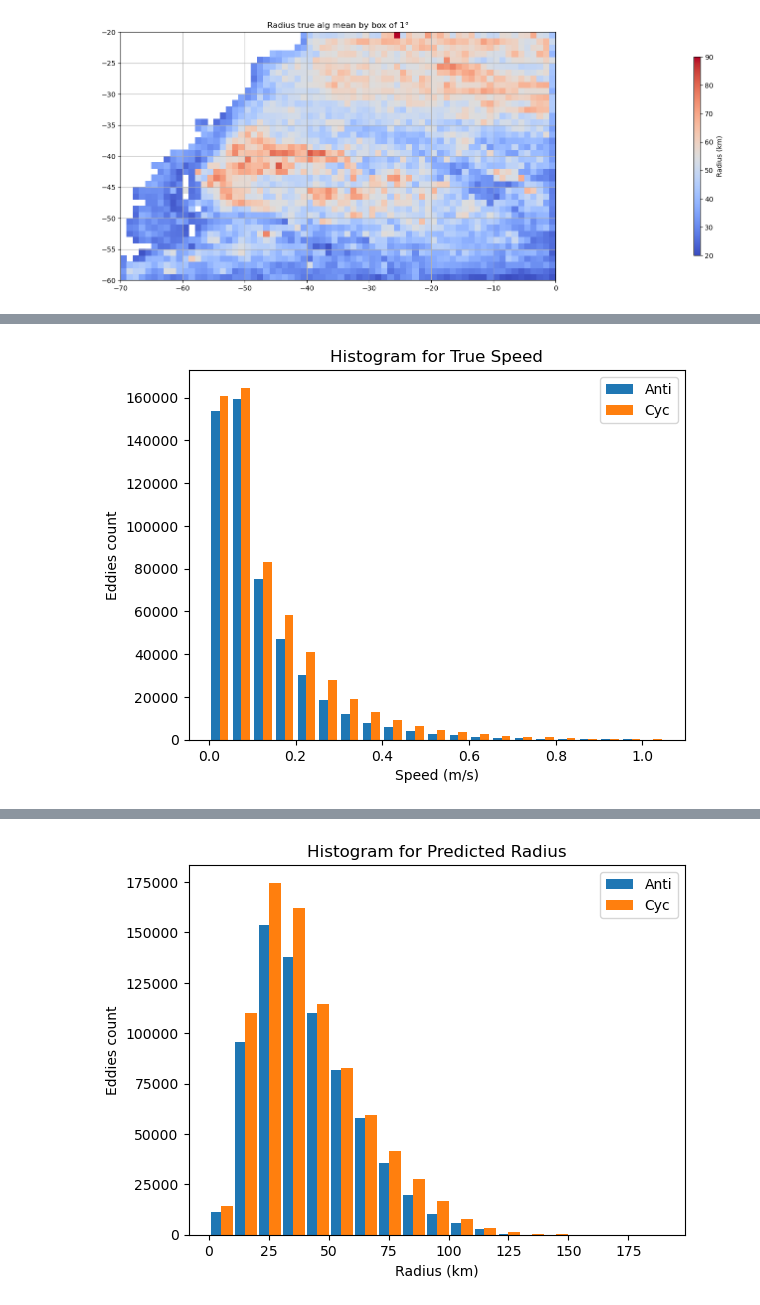
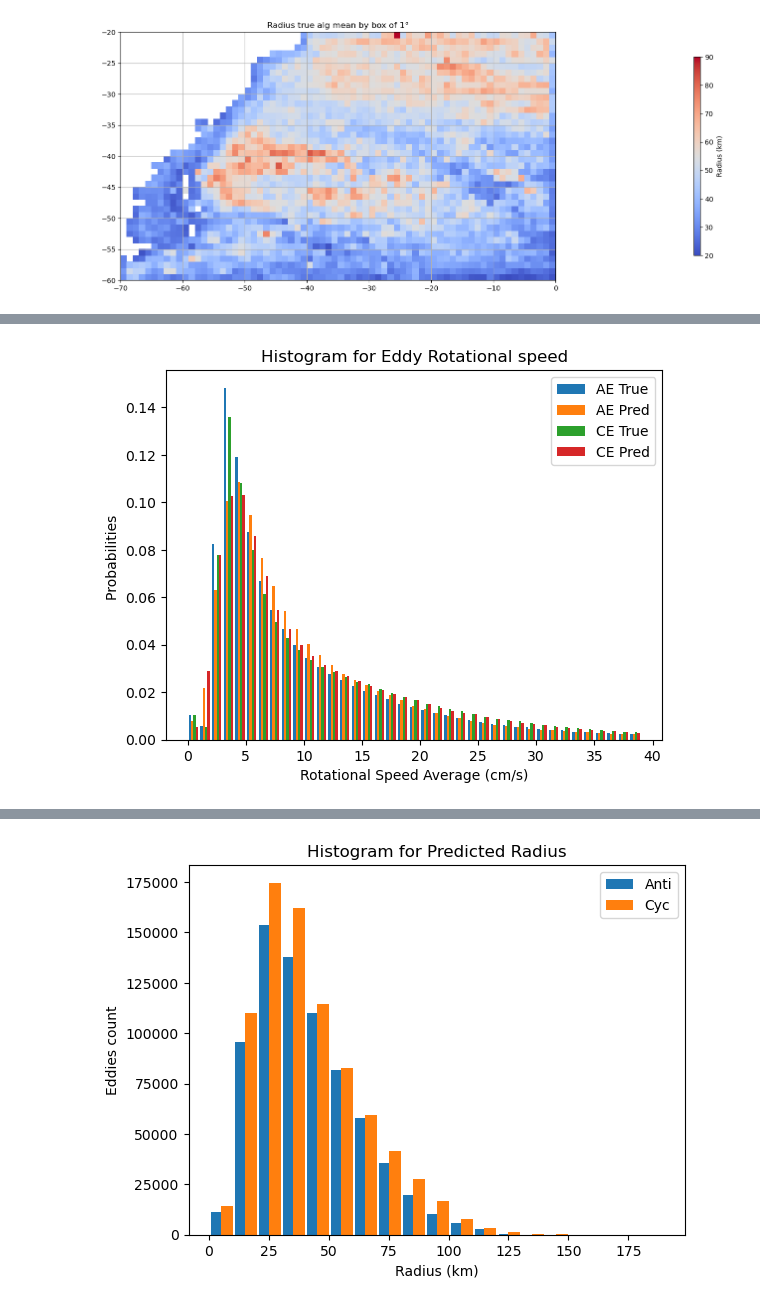
Before and after one commit to LegoCreation/CNN_eddy_detection, a Jupyter notebook: notebooks/statistics.ipynb, the cells around one changed output, grey strips where cells are left out. Saved outputs shown, nothing was run; the diff lists cells and outputs as text; code cells hidden in the pictures.

```diff
--- a/notebooks/statistics.ipynb
+++ b/notebooks/statistics.ipynb
@@ -428,24 +549,28 @@ bins_value_radius = np.arange(0, 200, 10)
 # %%
 c_lon_pred = c_pred_obj.parse_varname('lon')
-c_lon_true = c_true_obj.parse_varname('lon')
+c_lon_true_alg = c_true_alg_obj.parse_varname('lon')
 
 c_lat_pred = c_pred_obj.parse_varname('lat')
-c_lat_true = c_true_obj.parse_varname('lat')
+c_lat_true_alg = c_true_alg_obj.parse_varname('lat')
 
 c_speed_pred = c_pred_obj.parse_varname('speed_average')
-c_speed_true = c_true_obj.parse_varname('speed_average')
+c_speed_true_alg = c_true_alg_obj.parse_varname('speed_average')
 
 c_radius_pred = c_pred_obj.parse_varname('radius_e')
-c_radius_true = c_true_obj.parse_varname('radius_e')
+c_radius_true_alg = c_true_alg_obj.parse_varname('radius_e')
+
+c_amplitude_pred = c_pred_obj.parse_varname('amplitude')
+c_amplitude_true_alg = c_true_alg_obj.parse_varname('amplitude')
 
 # c_quiet_pred = (c_lon_pred > -40)&(c_lon_pred <5)&(c_lat_pred>-40)
 # c_good_speed_pred = c_speed_pred < 1000
 # c_good_radius_pred = c_radius_pred < 500000
 
-# c_quiet_true = (c_lon_true > -40)&(c_lon_true <5)&(c_lat_true>-40)
-# c_good_speed_true = c_speed_true < 1000
-# c_good_radius_true = c_radius_true < 500000
+# c_quiet_true_alg = (c_lon_true_alg > -40)&(c_lon_true_alg <5)&(c_lat_true_alg>-40)
+# c_good_speed_true_alg = c_speed_true_alg < 1000
+# c_good_radius_true_alg = c_radius_true_alg < 500000
 
 
-bins_value_speed = np.arange(0,1.1,.05)
+bins_value_speed = np.arange(0,40,1)
+bins_value_amplitude = np.arange(0,8,0.5)
 bins_value_radius = np.arange(0, 200, 10)
@@ -452,15 +622,15 @@ bins_value_radius = np.arange(0, 200, 10)
 # %%
 fig, ax = plt.subplots()
 ax.set_facecolor((1,1,1))
-ax.hist([a_speed_true, c_speed_true], bins = bins_value_speed, width = 0.02, density = False, label = ["Anti", "Cyc"]) #edges
-ax.set_title("Histogram for True Speed")
-ax.set_xlabel("Speed (m/s)")
-ax.set_ylabel("Eddies count")
+ax.hist([a_speed_true_alg * 100, a_speed_pred * 100, c_speed_true_alg * 100, c_speed_pred * 100] , bins = bins_value_speed, width = 0.2, density = True, label = ["AE True", "AE Pred", "CE True", "CE Pred"]) #edges
+ax.set_title("Histogram for Eddy Rotational speed")
+ax.set_xlabel("Rotational Speed Average (cm/s)")
+ax.set_ylabel("Probabilities ")
 ax.legend()
 fig.patch.set_facecolor((1,1,1))
-fig.savefig("/albedo/home/ssunar/CNN_eddy_detection/statistics/img/South_atlantic_" + "Histogram for True Speed.png", bbox_inches='tight', dpi = 300)
+fig.savefig("/albedo/home/ssunar/CNN_eddy_detection/statistics/hists/South_atlantic_" + "Histogram for True and Pred speed combined.png", bbox_inches='tight', dpi = 300)
 # %% [output]
-[figure, old version]
+[figure, new version]
 # %%
 fig, ax = plt.subplots()
 ax.set_facecolor((1,1,1))
```
Also changed, not shown: parts of 19 cells of this notebook, 28 other files.
